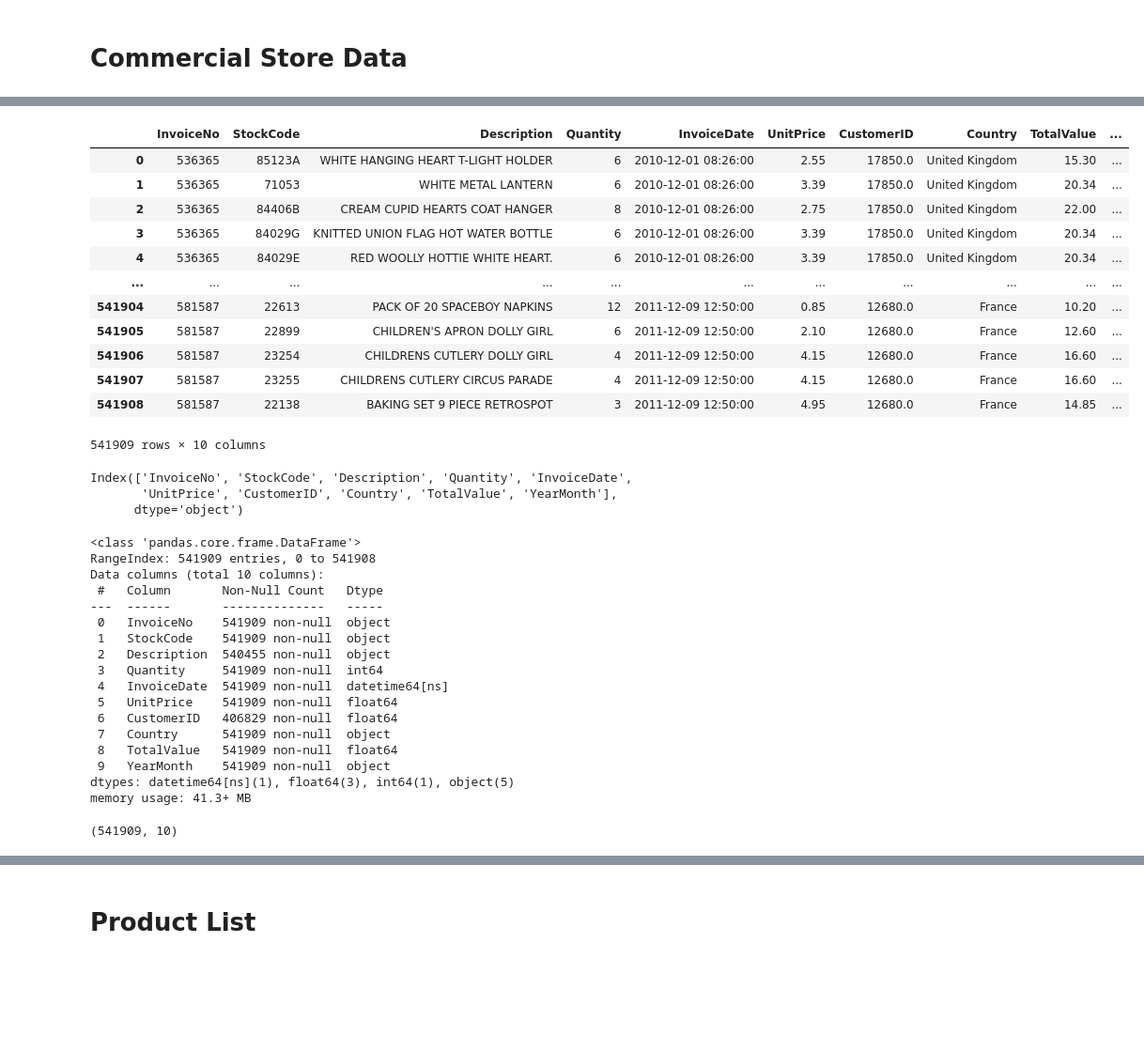
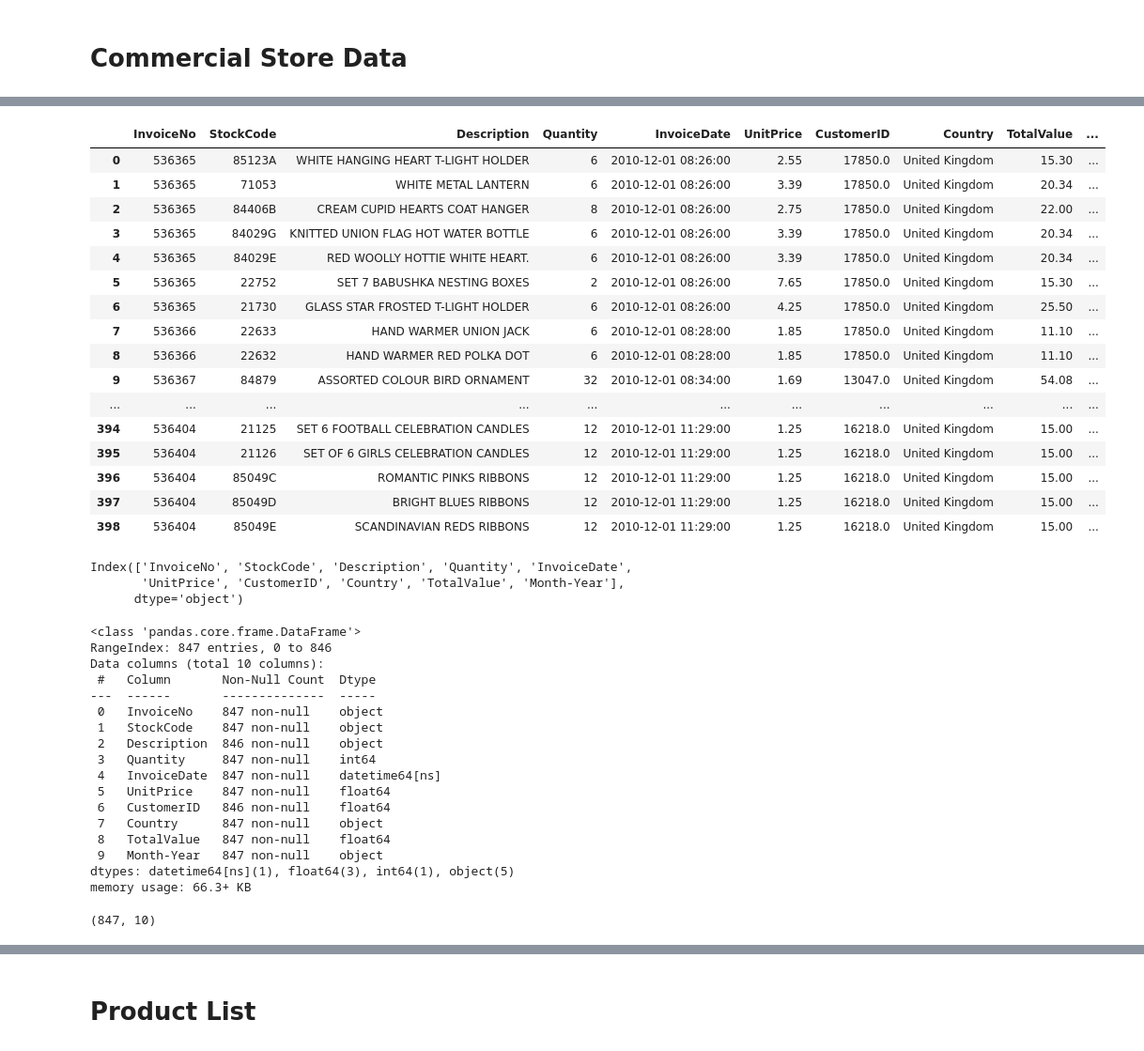
Before and after one commit to Akashp132/Brainwave_Matrix_Intern, a Jupyter notebook: storeDataAnalysis.ipynb, the cells around one changed output, grey strips where cells are left out. Shown at 94% size. Cells and saved outputs as stored; diff of their text form; code cells hidden in the pictures; blank space fills up the shorter version.

```diff
--- a/storeDataAnalysis.ipynb
+++ b/storeDataAnalysis.ipynb
@@ -28,36 +32,40 @@ storeData
 # %%
 #create dataframe
 df = pd.DataFrame(storeData)
 
 # Add new column 'Total Value' which is Quantity * Unit Price
 df['TotalValue'] = df['Quantity'] * df['UnitPrice']
 # Convert 'Invoice Date' to datetime format
 df['InvoiceDate'] = pd.to_datetime(df['InvoiceDate'])
 
 # Create new column Month and Year from Invoice Date
-df['YearMonth'] = df['InvoiceDate'].dt.strftime('%Y-%m')
+df['Month-Year'] = df['InvoiceDate'].dt.strftime('%m-%Y')
 #show data
 df
 # %% [output]
 |  | InvoiceNo | StockCode | Description | Quantity | InvoiceDate | UnitPrice | CustomerID | Country | TotalValue | ... |
 | 0 | 536365 | 85123A | WHITE HANGING HEART T-LIGHT HOLDER | 6 | 2010-12-01 08:26:00 | 2.55 | 17850.0 | United Kingdom | 15.30 | ... |
 | 1 | 536365 | 71053 | WHITE METAL LANTERN | 6 | 2010-12-01 08:26:00 | 3.39 | 17850.0 | United Kingdom | 20.34 | ... |
 | 2 | 536365 | 84406B | CREAM CUPID HEARTS COAT HANGER | 8 | 2010-12-01 08:26:00 | 2.75 | 17850.0 | United Kingdom | 22.00 | ... |
 | 3 | 536365 | 84029G | KNITTED UNION FLAG HOT WATER BOTTLE | 6 | 2010-12-01 08:26:00 | 3.39 | 17850.0 | United Kingdom | 20.34 | ... |
 | 4 | 536365 | 84029E | RED WOOLLY HOTTIE WHITE HEART. | 6 | 2010-12-01 08:26:00 | 3.39 | 17850.0 | United Kingdom | 20.34 | ... |
+| 5 | 536365 | 22752 | SET 7 BABUSHKA NESTING BOXES | 2 | 2010-12-01 08:26:00 | 7.65 | 17850.0 | United Kingdom | 15.30 | ... |
+| 6 | 536365 | 21730 | GLASS STAR FROSTED T-LIGHT HOLDER | 6 | 2010-12-01 08:26:00 | 4.25 | 17850.0 | United Kingdom | 25.50 | ... |
+| 7 | 536366 | 22633 | HAND WARMER UNION JACK | 6 | 2010-12-01 08:28:00 | 1.85 | 17850.0 | United Kingdom | 11.10 | ... |
+| 8 | 536366 | 22632 | HAND WARMER RED POLKA DOT | 6 | 2010-12-01 08:28:00 | 1.85 | 17850.0 | United Kingdom | 11.10 | ... |
+| 9 | 536367 | 84879 | ASSORTED COLOUR BIRD ORNAMENT | 32 | 2010-12-01 08:34:00 | 1.69 | 13047.0 | United Kingdom | 54.08 | ... |
 | ... | ... | ... | ... | ... | ... | ... | ... | ... | ... | ... |
-| 541904 | 581587 | 22613 | PACK OF 20 SPACEBOY NAPKINS | 12 | 2011-12-09 12:50:00 | 0.85 | 12680.0 | France | 10.20 | ... |
-| 541905 | 581587 | 22899 | CHILDREN'S APRON DOLLY GIRL | 6 | 2011-12-09 12:50:00 | 2.10 | 12680.0 | France | 12.60 | ... |
-| 541906 | 581587 | 23254 | CHILDRENS CUTLERY DOLLY GIRL | 4 | 2011-12-09 12:50:00 | 4.15 | 12680.0 | France | 16.60 | ... |
-| 541907 | 581587 | 23255 | CHILDRENS CUTLERY CIRCUS PARADE | 4 | 2011-12-09 12:50:00 | 4.15 | 12680.0 | France | 16.60 | ... |
-| 541908 | 581587 | 22138 | BAKING SET 9 PIECE RETROSPOT | 3 | 2011-12-09 12:50:00 | 4.95 | 12680.0 | France | 14.85 | ... |
+| 394 | 536404 | 21125 | SET 6 FOOTBALL CELEBRATION CANDLES | 12 | 2010-12-01 11:29:00 | 1.25 | 16218.0 | United Kingdom | 15.00 | ... |
+| 395 | 536404 | 21126 | SET OF 6 GIRLS CELEBRATION CANDLES | 12 | 2010-12-01 11:29:00 | 1.25 | 16218.0 | United Kingdom | 15.00 | ... |
+| 396 | 536404 | 85049C | ROMANTIC PINKS RIBBONS | 12 | 2010-12-01 11:29:00 | 1.25 | 16218.0 | United Kingdom | 15.00 | ... |
+| 397 | 536404 | 85049D | BRIGHT BLUES RIBBONS | 12 | 2010-12-01 11:29:00 | 1.25 | 16218.0 | United Kingdom | 15.00 | ... |
+| 398 | 536404 | 85049E | SCANDINAVIAN REDS RIBBONS | 12 | 2010-12-01 11:29:00 | 1.25 | 16218.0 | United Kingdom | 15.00 | ... |
-541909 rows × 10 columns
 # %%
 # columns
 df.columns
 # %% [output]
 Index(['InvoiceNo', 'StockCode', 'Description', 'Quantity', 'InvoiceDate',
-       'UnitPrice', 'CustomerID', 'Country', 'TotalValue', 'YearMonth'],
+       'UnitPrice', 'CustomerID', 'Country', 'TotalValue', 'Month-Year'],
       dtype='object')
 # %%
 """ column information:
@@ -70,33 +78,34 @@ Index(['InvoiceNo', 'StockCode', 'Description', 'Quantity', 'InvoiceDate',
     CustomerID:unique ID of customer
     Country:country of customer
     TotalValue:total amount spend
-    YearMonth:year and month"""
+    Month-year:year and month"""
 
 # dataframe information
 df.info()
 # %% [output]
 <class 'pandas.core.frame.DataFrame'>
-RangeIndex: 541909 entries, 0 to 541908
+RangeIndex: 847 entries, 0 to 846
 Data columns (total 10 columns):
- #   Column       Non-Null Count   Dtype
----  ------       --------------   -----
- 0   InvoiceNo    541909 non-null  object
- 1   StockCode    541909 non-null  object
- 2   Description  540455 non-null  object
- 3   Quantity     541909 non-null  int64
- 4   InvoiceDate  541909 non-null  datetime64[ns]
- 5   UnitPrice    541909 non-null  float64
- 6   CustomerID   406829 non-null  float64
- 7   Country      541909 non-null  object
- 8   TotalValue   541909 non-null  float64
- 9   YearMonth    541909 non-null  object
+ #   Column       Non-Null Count  Dtype
+---  ------       --------------  -----
+ 0   InvoiceNo    847 non-null    object
+ 1   StockCode    847 non-null    object
+ 2   Description  846 non-null    object
+ 3   Quantity     847 non-null    int64
+ 4   InvoiceDate  847 non-null    datetime64[ns]
+ 5   UnitPrice    847 non-null    float64
+ 6   CustomerID   846 non-null    float64
+ 7   Country      847 non-null    object
+ 8   TotalValue   847 non-null    float64
+ 9   Month-Year   847 non-null    object
 dtypes: datetime64[ns](1), float64(3), int64(1), object(5)
-memory usage: 41.3+ MB
+memory usage: 66.3+ KB
 # %%
+
 # Total rows and columnsd
 df.shape
 # %% [output]
-(541909, 10)
+(847, 10)
 # %%
 """Count: The number of non-null entries.
 Mean: The average value.
```
Also changed, not shown: parts of 6 cells of this notebook, 1 other file.
